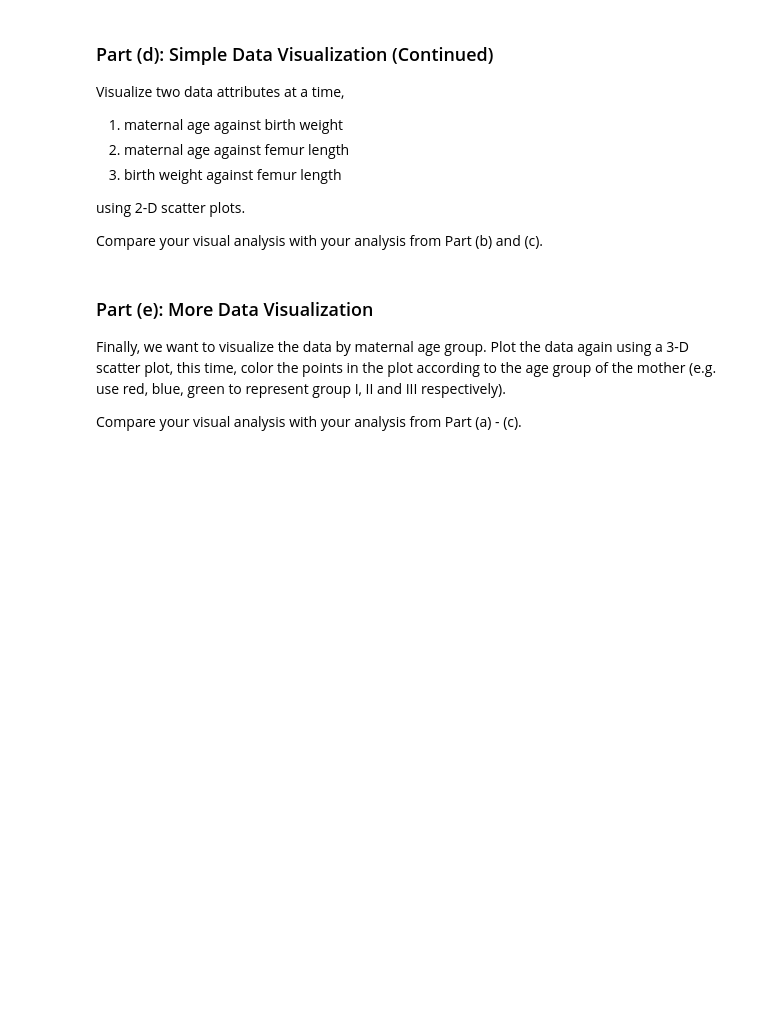
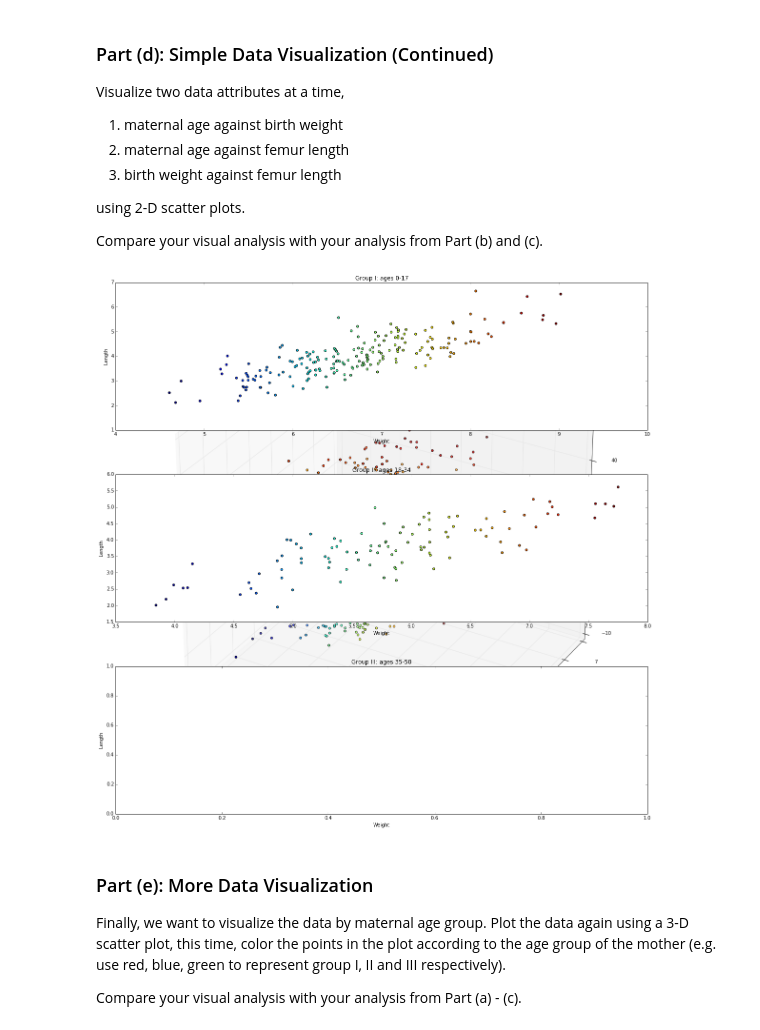
Before and after one commit to rickfarmer/harvard-cs-109a-data-science, a Jupyter notebook: Farmer_Rick_CSCI_E109A_HW0.ipynb, the cells around one changed output. Saved outputs shown, nothing was run; the diff lists cells and outputs as text; code cells hidden in the pictures; blank space fills up the shorter version.

```diff
--- a/Farmer_Rick_CSCI_E109A_HW0.ipynb
+++ b/Farmer_Rick_CSCI_E109A_HW0.ipynb
@@ -68,24 +70,24 @@ print "|\tMean femur lenght: " + "{:.2f}".format(data[:,1].mean())
 print "|"
 
 # Filter Group I data for ages 0-17
-group = data[data[:,2] <= 17]
+group1 = data[data[:,2] <= 17]
 print "[ Group I: ages 0-17 ]-----------------------"
-print "|\tMean birth weight: " + "{:.2f}".format(group[:,0].mean())
-print "|\tMean femur lenght: " + "{:.2f}".format(group[:,1].mean())
+print "|\tMean birth weight: " + "{:.2f}".format(group1[:,0].mean())
+print "|\tMean femur lenght: " + "{:.2f}".format(group1[:,1].mean())
 print "|"
 
 # Filter Group II data for ages 18-34
-group = data[(data[:,2] >= 18) & (data[:,2] <= 34)]
+group2 = data[(data[:,2] >= 18) & (data[:,2] <= 34)]
 print "[ Group II: ages 18-34 ]---------------------"
-print "|\tMean birth weight: " + "{:.2f}".format(group[:,0].mean())
-print "|\tMean femur lenght: " + "{:.2f}".format(group[:,1].mean())
+print "|\tMean birth weight: " + "{:.2f}".format(group2[:,0].mean())
+print "|\tMean femur lenght: " + "{:.2f}".format(group2[:,1].mean())
 print "|"
 
 # Filter Group III data for ages 35-50
-group = data[(data[:,2] >= 35) & (data[:,2] <= 50)]
+group3 = data[(data[:,2] >= 35) & (data[:,2] <= 50)]
 print "[ Group I: ages 35-50 ]-----------------------"
-print "|\tMean birth weight: " + "{:.2f}".format(group[:,0].mean())
-print "|\tMean femur lenght: " + "{:.2f}".format(group[:,1].mean())
+print "|\tMean birth weight: " + "{:.2f}".format(group3[:,0].mean())
+print "|\tMean femur lenght: " + "{:.2f}".format(group3[:,1].mean())
 # %% [output]
 [ Entire Dataset ]---------------------------
 |       Mean birth weight: 6.10
@@ -130,6 +142,45 @@ Visualize two data attributes at a time,
 using 2-D scatter plots.
 
 Compare your visual analysis with your analysis from Part (b) and (c).
+# %%
+# Assign the data dimensions, x=weight, y=length, z=age
+x, y, z = data[:,0], data[:,1], data[:,2]
+
+fig = plt.figure(figsize=(20, 20)) # Create a new figure window to draw in, with a larger figure size to fill the space
+
+ax = plt.axes(projection='3d')
+ax.set_title("Birth data")
+ax.set_xlabel("Weight")
+ax.set_ylabel("Length")
+ax.set_zlabel("Age")
+
+color = x + y + z
+ax.scatter(x, y, z, c=color)
+
+# Assign the data dimensions by age group, x=weight, y=length, z=age
+x1, y1, z1 = group1[:,0], group1[:,1], group1[:,2]
+x2, y2, z2 = group2[:,0], group2[:,1], group2[:,2]
+x3, y3, z3 = group3[:,0], group3[:,1], group3[:,2]
+
+# Create a title array for each plot we are going to create, e.g. Group I, so we can use it in an array
+plot_titles = ["Group I: ages 0-17", "Group II: ages 18-34", "Group III: ages 35-50"]
+
+
+# We are lazy -- instead of creating an ax1, ax2, ax3 subplot, we just loop through 3 times to create them all at once
+for i in range(3):
+    ax = fig.add_subplot(3, 1, i + 1) # Add a subplot into the predefined 3 rows & 1 col figure, into position i (1, 2, or 3)
+    ax.set_title(plot_titles[i]) # Add the title to each subplot from the plot_titles array
+    ax.set_xlabel("Weight") # Add the x-axis label to this subplot
+    ax.set_ylabel("Length") # Add the y-axis label to this subplot
+
+
+fig.axes[0].scatter(x1, y1, c=x1) # Finally, add the x, y data in the form of a scatter plot and set the color scheme, e.g c=
+fig.axes[1].scatter(x2, y2, c=x2) # Repeat for x2, y2 data
+fig.axes[2].scatter(x3, y3, c=x3) # Repeat for x3, y3 data
+
+fig.subplots_adjust(wspace=0.1, hspace=0.3) # Spread out the subplots so they don't overlap one another
+# %% [output]
+[figure, added]
 # %% [markdown]
 ### Part (e): More Data Visualization
 
```
Also changed, not shown: parts of 4 cells of this notebook.
